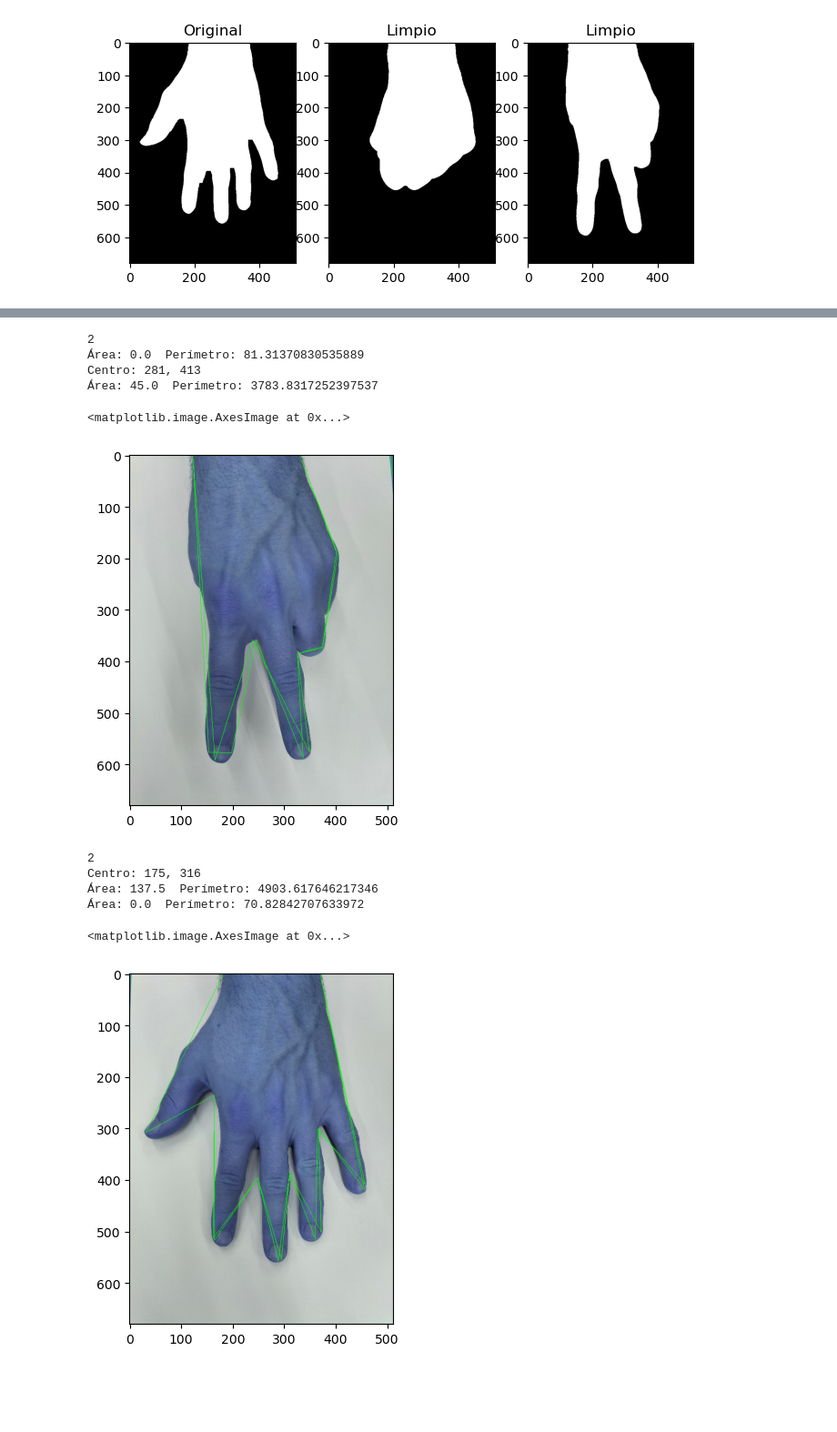
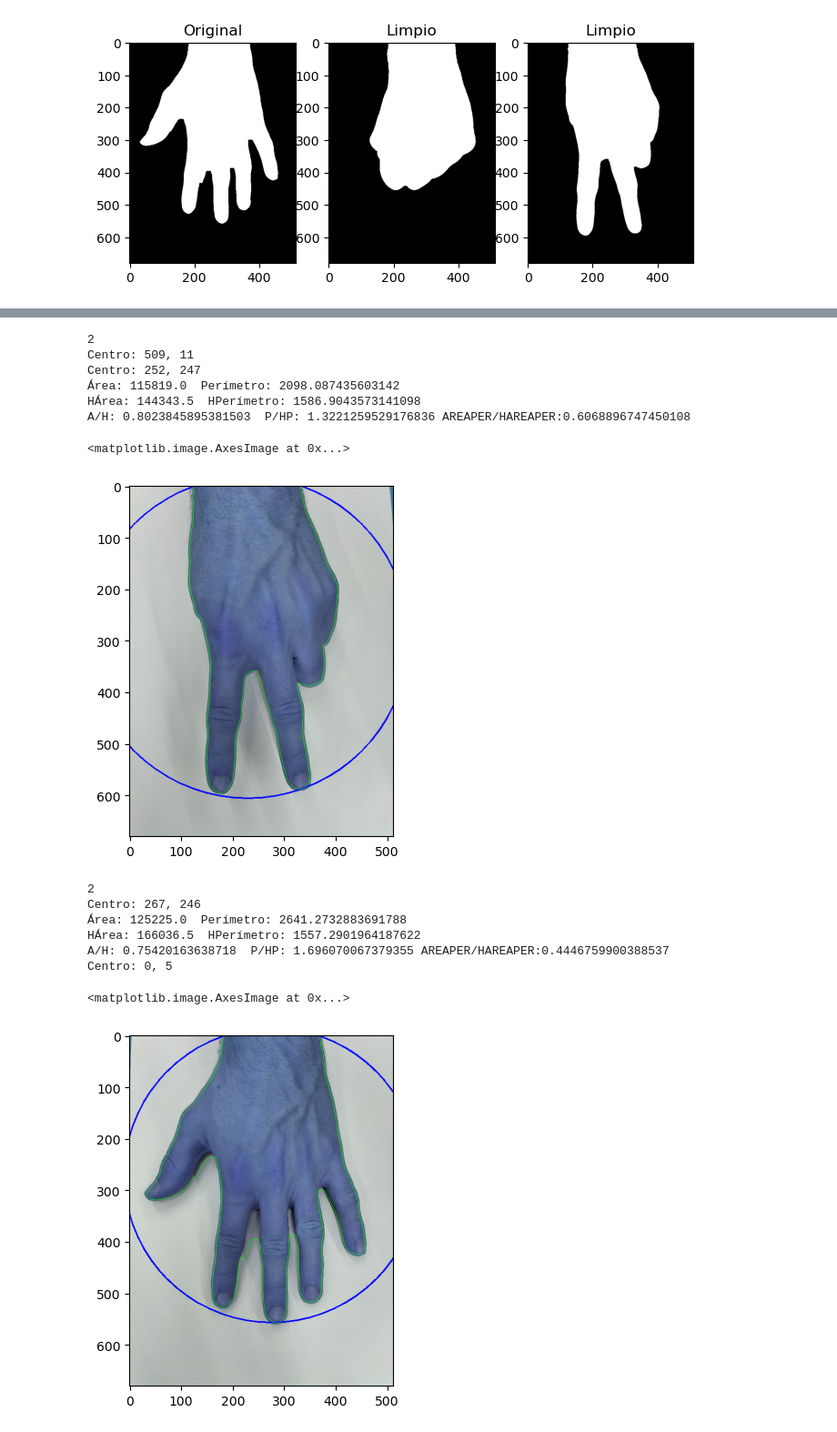
Before and after one commit to daferre01/BIGDATA-IA, a Jupyter notebook: IA/PROGRAMACION_DE_IA/Espacios_de_Color/piedrapapeltijera.ipynb, the cells around one changed output, grey strips where cells are left out. Shown at 91% size. Drawn from its saved outputs; the diff is of its cells as text; code cells hidden in the pictures; blank space fills up the shorter version.

Commit message:
IA/PROGRAMACION_DE_IA/Espacios_de_Color/piedrapapeltijera:

```diff
--- a/IA/PROGRAMACION_DE_IA/Espacios_de_Color/piedrapapeltijera.ipynb
+++ b/IA/PROGRAMACION_DE_IA/Espacios_de_Color/piedrapapeltijera.ipynb
@@ -125,6 +125,10 @@ umbral_maximo = 100
 cnpiedra = cv.Canny(erosionpiedra, umbral_minimo, umbral_maximo)
 cntijera = cv.Canny(erosiontijera, umbral_minimo, umbral_maximo)
 cnpapel = cv.Canny(erosionpapel, umbral_minimo, umbral_maximo)
+
+cnpiedra = erosionpiedra; cnpapel = erosionpapel; cntijera = erosiontijera
+
+
 fig,(ax1,ax2,ax3) = plt.subplots(1,3)
 
 ax1.imshow(cnpiedra,cmap="gray")
@@ -174,50 +189,74 @@ for cnt in range(len(contornos)):
     cx = int(M["m10"]/M['m00'])
     cy = int(M["m01"]/M['m00'])
     print(f"Centro: {cx}, {cy}")
-    # cv.circle(piedra, (cx, cy), 5, (255, 0, 0), 2)
-    # cv.putText(tijera,f'{area}',(cx, cy),cv.FONT_HERSHEY_SIMPLEX,1,(0,255,0),2,cv.LINE_AA)
   area = cv.contourArea(cnt)
   perimetro = cv.arcLength(cnt, True)
+  if area < 10000 or perimetro < 300: continue
+  (x,y),radius = cv.minEnclosingCircle(cnt)
+  hull = cv.convexHull(cnt)
+  harea = cv.contourArea(hull)
+  hperimetro=cv.arcLength(hull, True)
+  r_ap=area/perimetro
+  hr_ap=harea/hperimetro
+  rel_a_ha=area/harea
+  rel_p_hp=perimetro/hperimetro
+
   print(f"Área: {area}  Perímetro: {perimetro}")
+  print(f"HÁrea: {harea}  HPerímetro: {hperimetro}")
+  print(f"A/H: {rel_a_ha}  P/HP: {rel_p_hp} AREAPER/HAREAPER:{r_ap/hr_ap}")
+  info_tijera=f"TIJERA:Área: {area}  Perímetro: {perimetro} HÁrea: {harea}  HPerímetro: {hperimetro} A/H: {rel_a_ha}  P/HP: {rel_p_hp} AREAPER/HAREAPER:{r_ap/hr_ap}"
+  approx = cnt
   (x,y),radius = cv.minEnclosingCircle(cnt)
-  # cv.circle(tijera, (int(x), int(y)), int(radius), (0,0,255), 2)
-
-  approx = cv.approxPolyDP(cnt, 0.01*perimetro, True )
+  cv.circle(tijera, (int(x), int(y)), int(radius), (0,0,255), 2)
   cv.drawContours(tijera, [approx], -1, (0,255,0), 1)
 plt.imshow(tijera)
 # %% [output]
 2
-Área: 0.0  Perímetro: 81.31370830535889
-Centro: 281, 413
-Área: 45.0  Perímetro: 3783.8317252397537
+Centro: 509, 11
+Centro: 252, 247
+Área: 115819.0  Perímetro: 2098.087435603142
+HÁrea: 144343.5  HPerímetro: 1586.9043573141098
+A/H: 0.8023845895381503  P/HP: 1.3221259529176836 AREAPER/HAREAPER:0.6068896747450108
 <matplotlib.image.AxesImage at 0x...>
-[figure, old version]
+[figure, new version]
 # %%
 1
 contornos, jerarquia = cv.findContours(cnpapel.copy(), cv.RETR_EXTERNAL, cv.CHAIN_APPROX_SIMPLE)
 print(len(contornos))
 for cnt in range(len(contornos)):
   cnt = contornos[cnt]
   M = cv.moments(cnt)
   if M['m00'] != 0:
     cx = int(M["m10"]/M['m00'])
     cy = int(M["m01"]/M['m00'])
     print(f"Centro: {cx}, {cy}")
-    # cv.circle(piedra, (cx, cy), 5, (255, 0, 0), 2)
-    # cv.putText(papel,f'{area}',(cx, cy),cv.FONT_HERSHEY_SIMPLEX,1,(0,255,0),2,cv.LINE_AA)
   area = cv.contourArea(cnt)
   perimetro = cv.arcLength(cnt, True)
+  if area < 10000 or perimetro < 300: continue
+  (x,y),radius = cv.minEnclosingCircle(cnt)
+  hull = cv.convexHull(cnt)
+  harea = cv.contourArea(hull)
+  hperimetro=cv.arcLength(hull, True)
+  r_ap=area/perimetro
+  hr_ap=harea/hperimetro
+  rel_a_ha=area/harea
+  rel_p_hp=perimetro/hperimetro
+
   print(f"Área: {area}  Perímetro: {perimetro}")
+  print(f"HÁrea: {harea}  HPerímetro: {hperimetro}")
+  print(f"A/H: {rel_a_ha}  P/HP: {rel_p_hp} AREAPER/HAREAPER:{r_ap/hr_ap}")
+  info_papel=f"PAPEL:Área: {area}  Perímetro: {perimetro} HÁrea: {harea}  HPerímetro: {hperimetro} A/H: {rel_a_ha}  P/HP: {rel_p_hp} AREAPER/HAREAPER:{r_ap/hr_ap}"
+  approx = cnt
   (x,y),radius = cv.minEnclosingCircle(cnt)
-  # cv.circle(tijera, (int(x), int(y)), int(radius), (0,0,255), 2)
-
-  approx = cv.approxPolyDP(cnt, 0.01*perimetro, True )
+  cv.circle(papel, (int(x), int(y)), int(radius), (0,0,255), 2)
   cv.drawContours(papel, [approx], -1, (0,255,0), 1)
 plt.imshow(papel)
 # %% [output]
 2
-Centro: 175, 316
-Área: 137.5  Perímetro: 4903.617646217346
-Área: 0.0  Perímetro: 70.82842707633972
+Centro: 267, 246
+Área: 125225.0  Perímetro: 2641.2732883691788
+HÁrea: 166036.5  HPerímetro: 1557.2901964187622
+A/H: 0.75420163638718  P/HP: 1.696070067379355 AREAPER/HAREAPER:0.4446759900388537
+Centro: 0, 5
 <matplotlib.image.AxesImage at 0x...>
-[figure, old version]
+[figure, new version]
```
Also changed, not shown: parts of 3 cells of this notebook.
